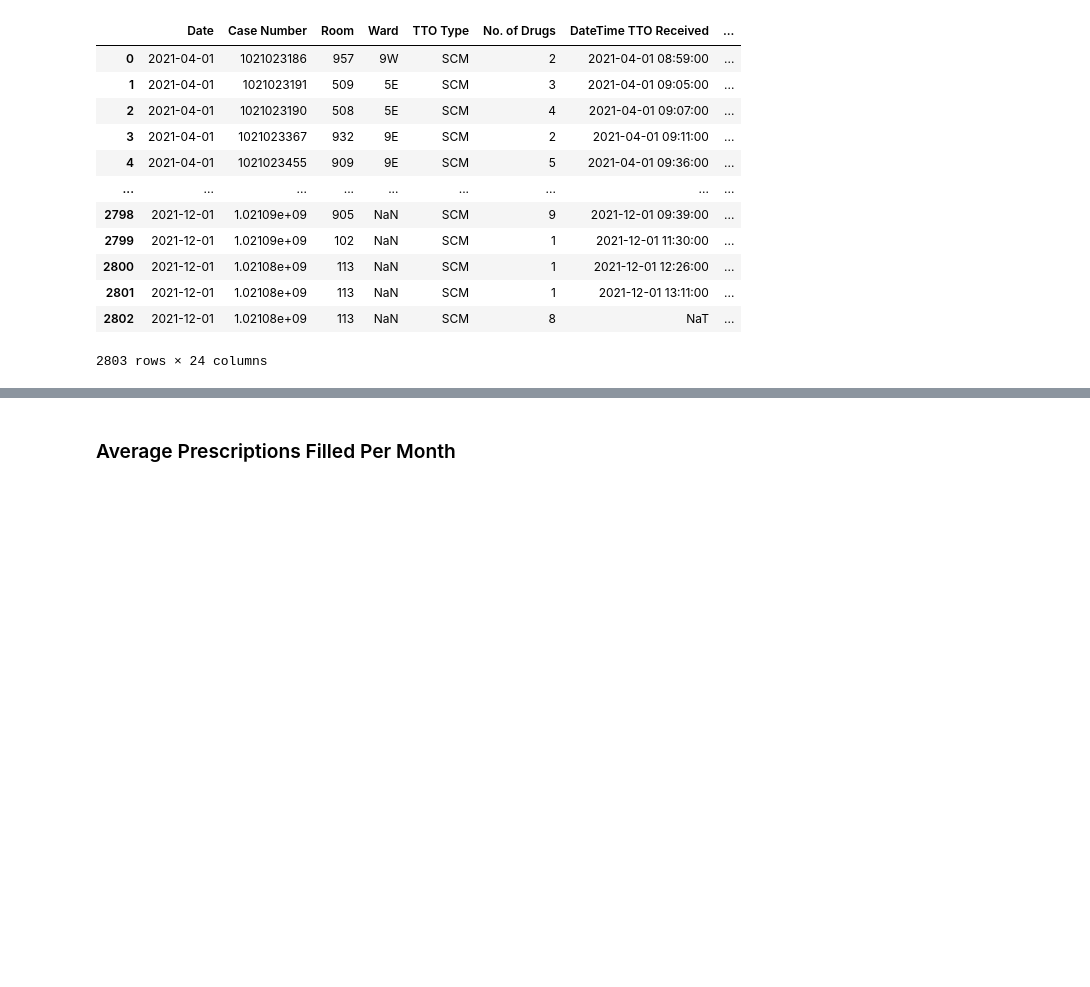
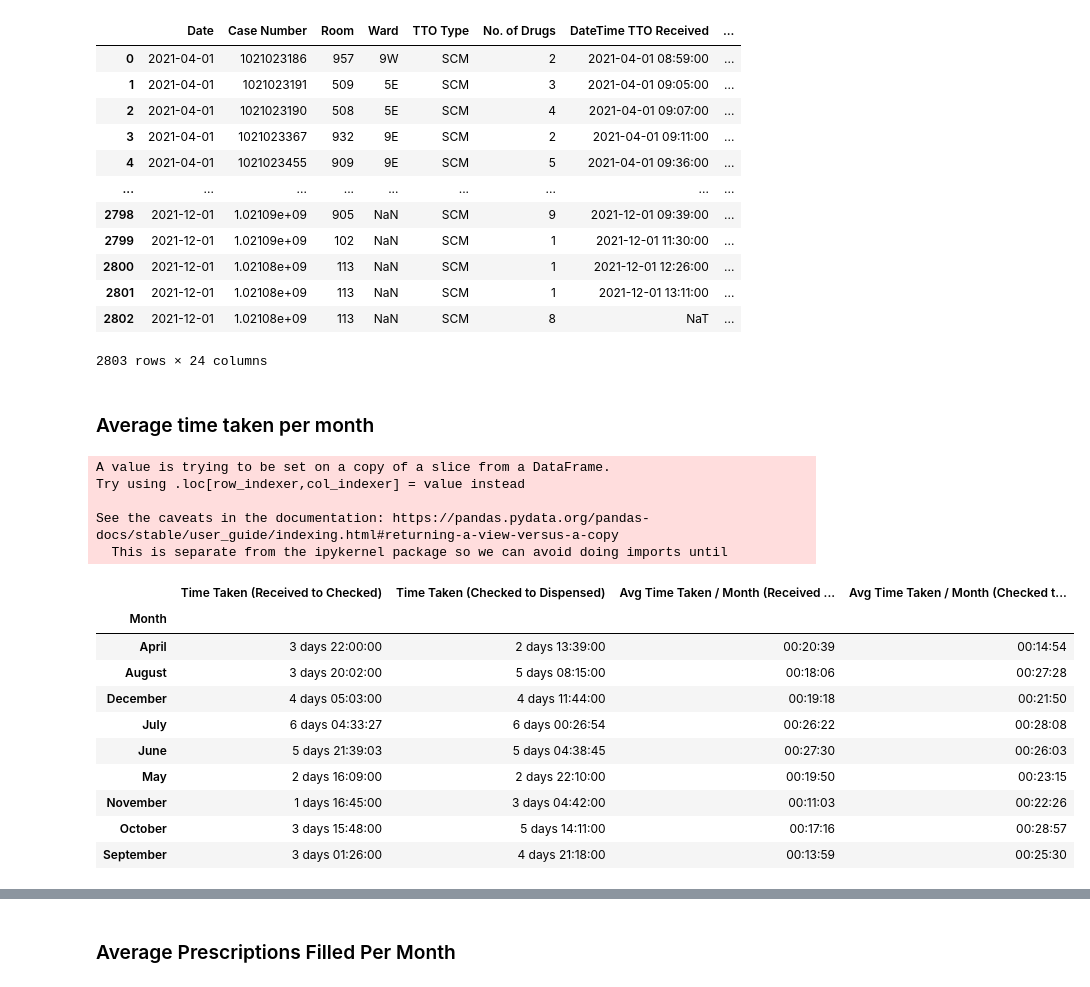
Before and after one commit to RoystonCXW/IS447---Smart-Healthcare, a Jupyter notebook: IS447/System/Code/Pharmacy Dept/GEH_Cleaning.ipynb, the cells around one changed output, grey strips where cells are left out. Cells and saved outputs as stored; diff of their text form; code cells hidden in the pictures; blank space fills up the shorter version.

Commit message:
Update with avg time taken per month col

```diff
--- a/IS447/System/Code/Pharmacy Dept/GEH_Cleaning.ipynb
+++ b/IS447/System/Code/Pharmacy Dept/GEH_Cleaning.ipynb
@@ -936 +936,46 @@ merged_df.drop(['Time Taken (Received to Dispensed)'], axis=1, inplace=True)
 merged_df['TTO Type'] = merged_df['TTO Type'].replace('HW TTO', 'Handwritten')
+# %% [markdown]
+### Average time taken per month
+# %%
+merged_df['Month']= pd.to_datetime(merged_df['Date']).dt.month_name()
+# %%
+dfinal_avg_time = merged_df[['Date', 'Time Taken (Received to Checked)', 'Time Taken (Checked to Dispensed)']]
+
+dfinal_avg_time['Month']= pd.to_datetime(dfinal_avg_time['Date']).dt.month_name()
+
+#Get average time taken per month
+dfinal_avg_time= dfinal_avg_time.groupby('Month').agg({'Time Taken (Received to Checked)': np.sum, 'Time Taken (Checked to Dispensed)': np.sum})
+
+x = dfinal_avg_time['Time Taken (Received to Checked)'] / np.timedelta64(1, 'm')
+y = merged_df.groupby('Month')['Time Taken (Received to Checked)'].count()
+
+dfinal_avg_time['Avg Time Taken / Month (Received to Checked)'] = (x/y)
+
+dfinal_avg_time['Avg Time Taken / Month (Received to Checked)'] = pd.to_datetime(dfinal_avg_time['Avg Time Taken / Month (Received to Checked)'], unit='m').apply(lambda x: x.strftime("%H:%M:%S"))
+# %% [output]
+A value is trying to be set on a copy of a slice from a DataFrame.
+Try using .loc[row_indexer,col_indexer] = value instead
+
+See the caveats in the documentation: https://pandas.pydata.org/pandas-docs/stable/user_guide/indexing.html#returning-a-view-versus-a-copy
+  This is separate from the ipykernel package so we can avoid doing imports until
+# %%
+a = dfinal_avg_time['Time Taken (Checked to Dispensed)'] / np.timedelta64(1, 'm')
+b = merged_df.groupby('Month')['Time Taken (Checked to Dispensed)'].count()
+
+dfinal_avg_time['Avg Time Taken / Month (Checked to Dispensed)'] = (a/b)
+
+dfinal_avg_time['Avg Time Taken / Month (Checked to Dispensed)'] = pd.to_datetime(dfinal_avg_time['Avg Time Taken / Month (Checked to Dispensed)'], unit='m').apply(lambda x: x.strftime("%H:%M:%S"))
+# %%
+dfinal_avg_time
+# %% [output]
+|  | Time Taken (Received to Checked) | Time Taken (Checked to Dispensed) | Avg Time Taken / Month (Received ... | Avg Time Taken / Month (Checked t... |
+| Month |  |  |  |  |
+| April | 3 days 22:00:00 | 2 days 13:39:00 | 00:20:39 | 00:14:54 |
+| August | 3 days 20:02:00 | 5 days 08:15:00 | 00:18:06 | 00:27:28 |
+| December | 4 days 05:03:00 | 4 days 11:44:00 | 00:19:18 | 00:21:50 |
+| July | 6 days 04:33:27 | 6 days 00:26:54 | 00:26:22 | 00:28:08 |
+| June | 5 days 21:39:03 | 5 days 04:38:45 | 00:27:30 | 00:26:03 |
+| May | 2 days 16:09:00 | 2 days 22:10:00 | 00:19:50 | 00:23:15 |
+| November | 1 days 16:45:00 | 3 days 04:42:00 | 00:11:03 | 00:22:26 |
+| October | 3 days 15:48:00 | 5 days 14:11:00 | 00:17:16 | 00:28:57 |
+| September | 3 days 01:26:00 | 4 days 21:18:00 | 00:13:59 | 00:25:30 |
```
Also changed, not shown: parts of 16 cells of this notebook, 9 other files.
